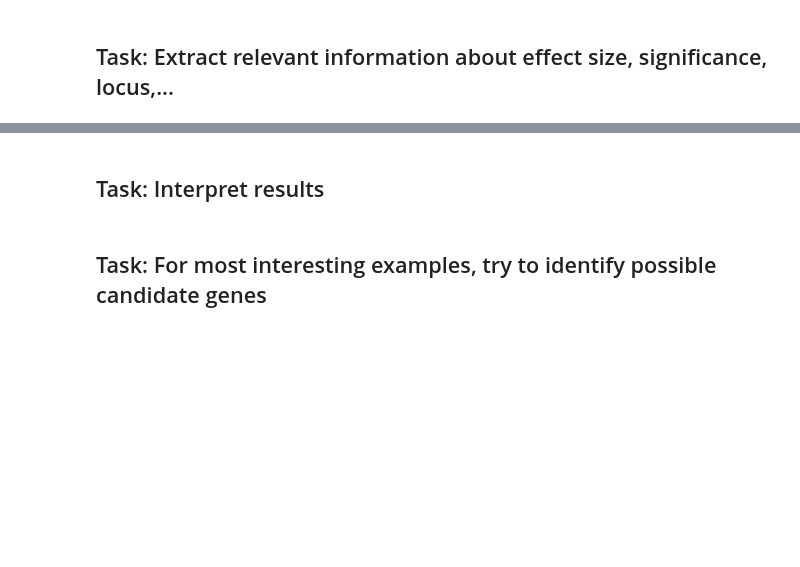
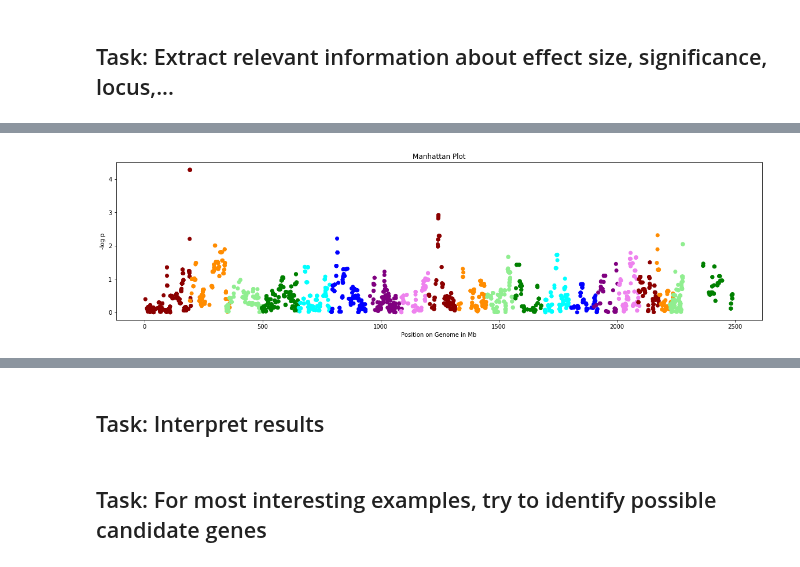
Before and after one commit to TrisKast/DataScience-Bioinformatics, a Jupyter notebook: notebooks/Day34_GWAS.ipynb, the cells around one changed output, grey strips where cells are left out. Cells and saved outputs as stored; diff of their text form; code cells hidden in the pictures; blank space fills up the shorter version.

```diff
--- a/notebooks/Day34_GWAS.ipynb
+++ b/notebooks/Day34_GWAS.ipynb
@@ -685,0 +712,3 @@ info.head()
+# %%
+pd_merged = pd.merge(genotype, info, left_index=True, right_index=True)
+pd_merged.head()
@@ -685,0 +723,4 @@ info.head()
+# %%
+manhattenplot(pd_merged, 'HFD_IL6_[pg/mL]')
+# %% [output]
+[figure, added]
```
Also changed, not shown: parts of 10 cells of this notebook.
